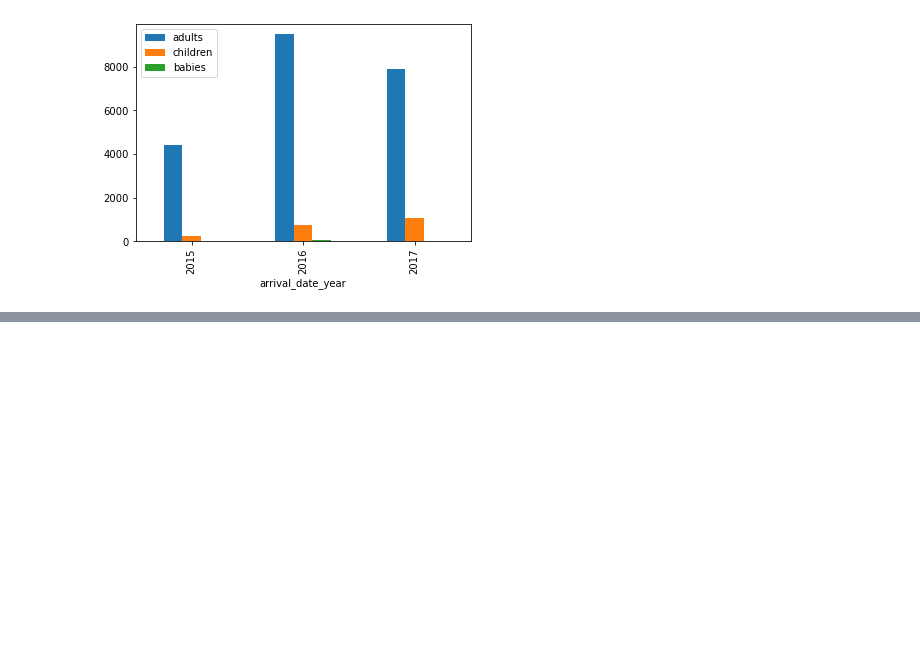
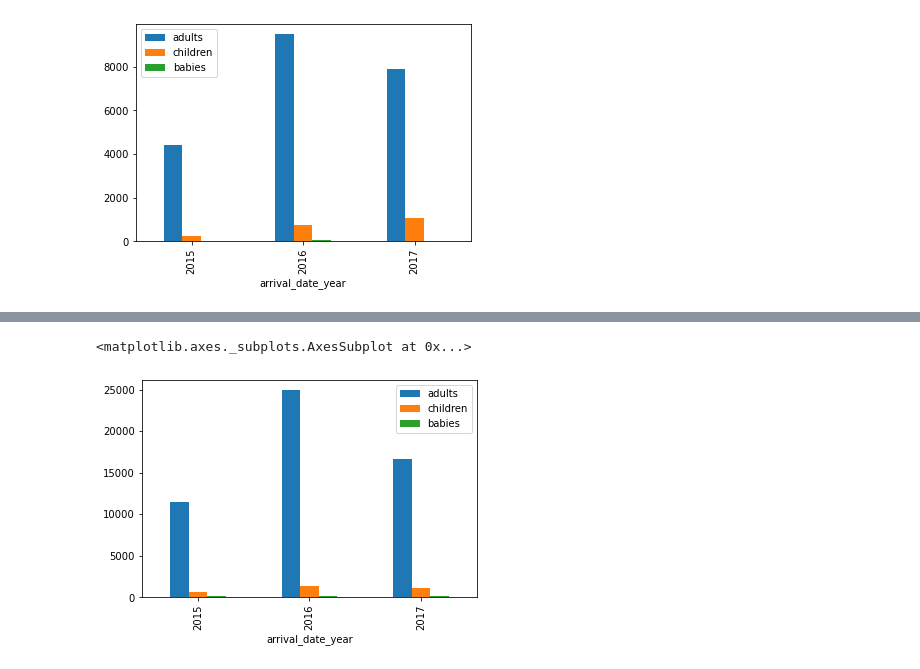
Before and after one commit to Cunillet/hotel_booking, a Jupyter notebook: explore_data.ipynb, the cells around one changed output, grey strips where cells are left out. Saved outputs shown, nothing was run; the diff lists cells and outputs as text; code cells hidden in the pictures; blank space fills up the shorter version.

```diff
--- a/explore_data.ipynb
+++ b/explore_data.ipynb
@@ -165,0 +207,5 @@ cancels_year[cancels_year.hotel=='Resort Hotel'].plot(x='arrival_date_year', y=[
+# %%
+rsv_year[rsv_year.hotel=='Resort Hotel'].plot(x='arrival_date_year', y=['adults','children','babies'], kind='bar')
+# %% [output]
+<matplotlib.axes._subplots.AxesSubplot at 0x...>
+[figure, added]
```
Also changed, not shown: parts of 10 cells of this notebook.
